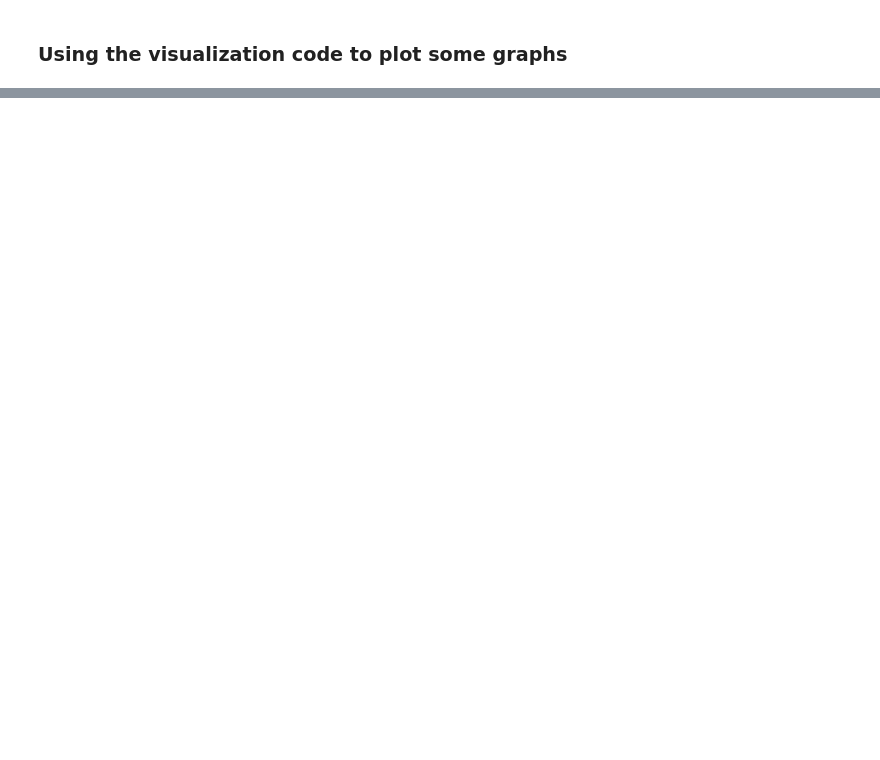
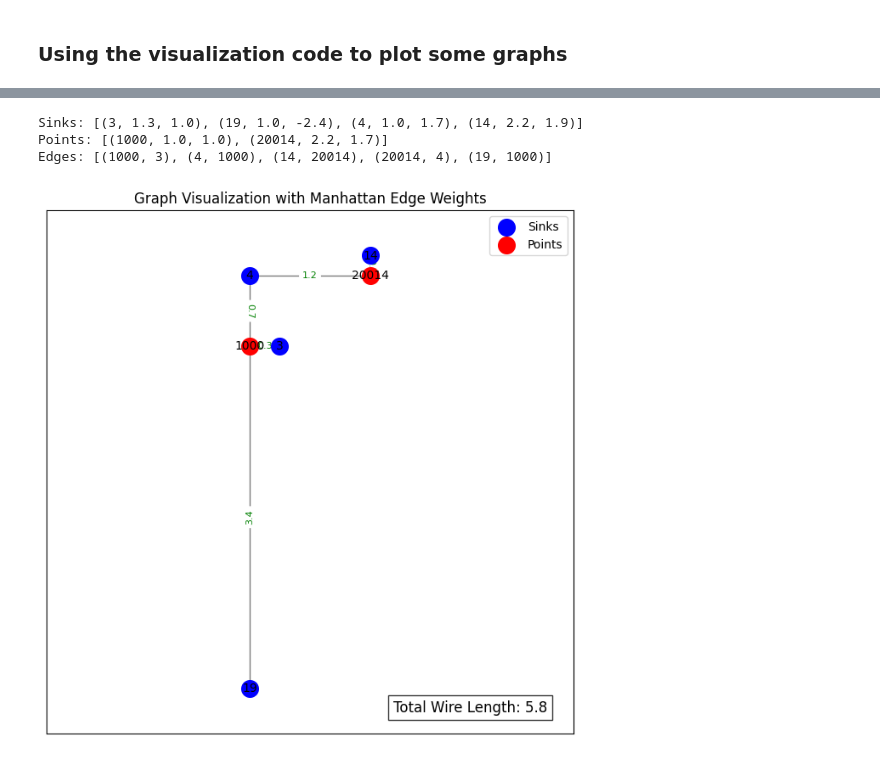
Before and after one commit to lambert-ike-1232/Sprintern-Cadence, a Jupyter notebook: Visualize_MST.ipynb, the cells around one changed output, grey strips where cells are left out. Drawn from its saved outputs; the diff is of its cells as text; code cells hidden in the pictures; blank space fills up the shorter version.

```diff
--- a/Visualize_MST.ipynb
+++ b/Visualize_MST.ipynb
@@ -153,0 +218,19 @@ Edges: [(4, 1002), (3, 101), (4, 101), (14, 1002), (19, 101)]
+# %%
+# File path to the .out file
+file_path = '/Users/lambertike/Downloads/00 Code Proj/Sprintern-Cadence/steiner_tree_output.txt'
+
+# Read the .out file
+sinks, points, edges = read_out_file(file_path)
+
+# Print the parsed data
+print(f"Sinks: {sinks}")
+print(f"Points: {points}")
+print(f"Edges: {edges}")
+
+# Plot the graph
+plot_graph(sinks, points, edges)
+# %% [output]
+Sinks: [(3, 1.3, 1.0), (19, 1.0, -2.4), (4, 1.0, 1.7), (14, 2.2, 1.9)]
+Points: [(1000, 1.0, 1.0), (20014, 2.2, 1.7)]
+Edges: [(1000, 3), (4, 1000), (14, 20014), (20014, 4), (19, 1000)]
+[figure, added]
```
Also changed, not shown: parts of 7 cells of this notebook.
